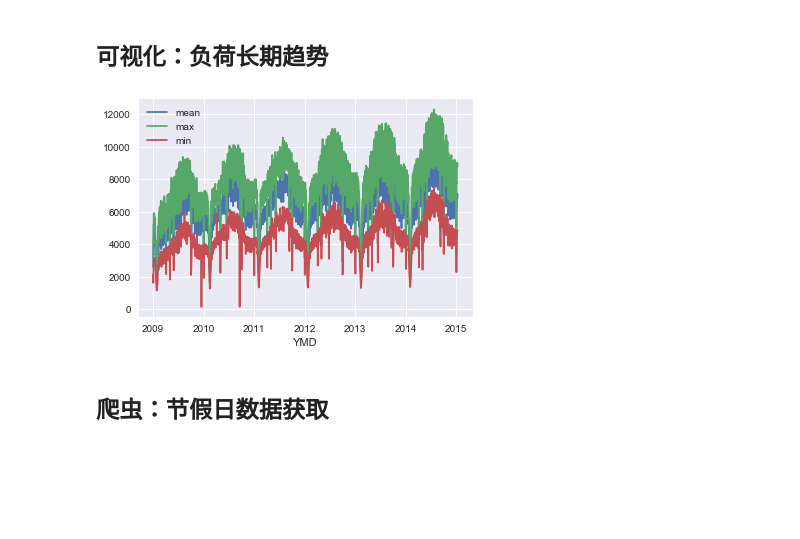
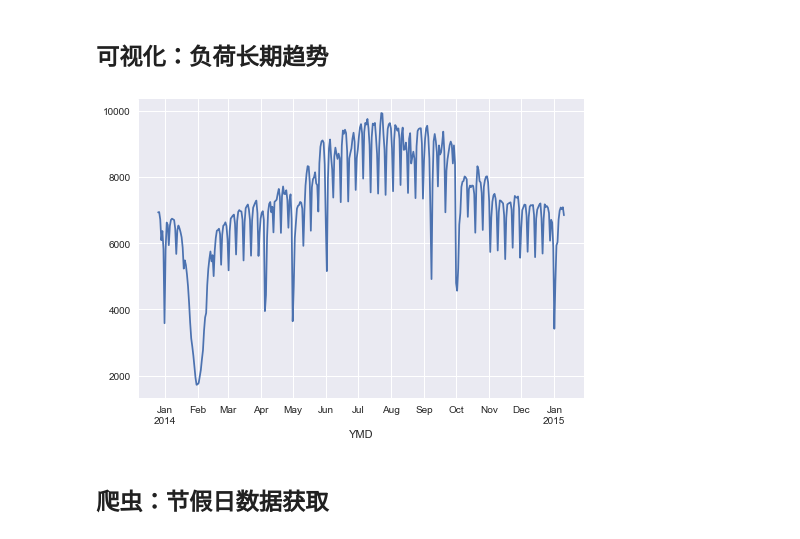
Before and after one commit to Black-Web/notbooks, a Jupyter notebook: jupyternb/eload_forecast.ipynb, the cells around one changed output. Saved outputs shown, nothing was run; the diff lists cells and outputs as text; code cells hidden in the pictures; blank space fills up the shorter version.

```diff
--- a/jupyternb/eload_forecast.ipynb
+++ b/jupyternb/eload_forecast.ipynb
@@ -52,11 +54,12 @@ weather.head()
 # %%
-eload.mean(axis=1).plot(label='mean')
-eload.max(axis=1).plot(label='max')
-eload.min(axis=1).plot(label='min')
-plt.legend()
+eload.mean(axis=1)[356*5+40:].plot(label='mean')
+# eload.max(axis=1).plot(label='max')
+# eload.min(axis=1).plot(label='min')
+# plt.legend()
+# plt.savefig('images/yearload.svg')
 plt.show()
 # %% [output]
-[figure, old version]
+[figure, new version]
 # %% [markdown]
 ## 爬虫：节假日数据获取
 # %%
```
Also changed, not shown: parts of 63 cells of this notebook.
